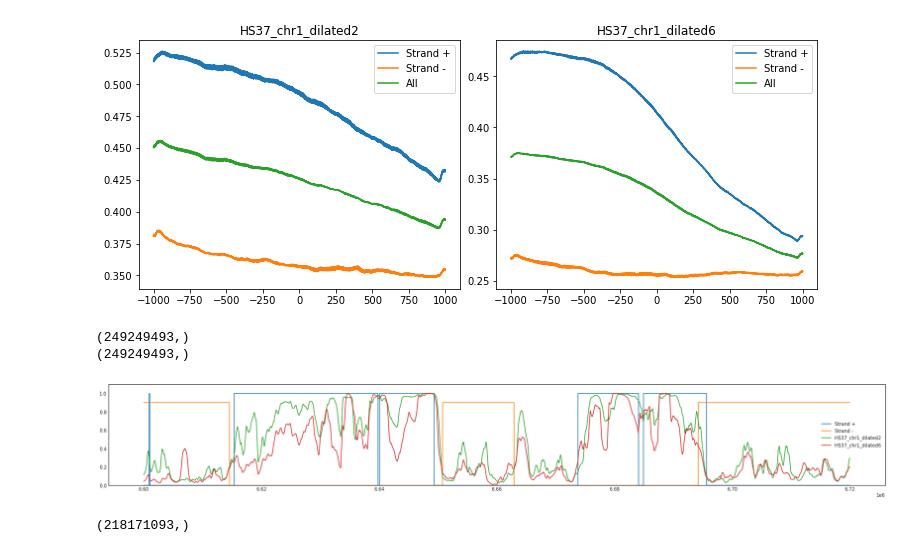
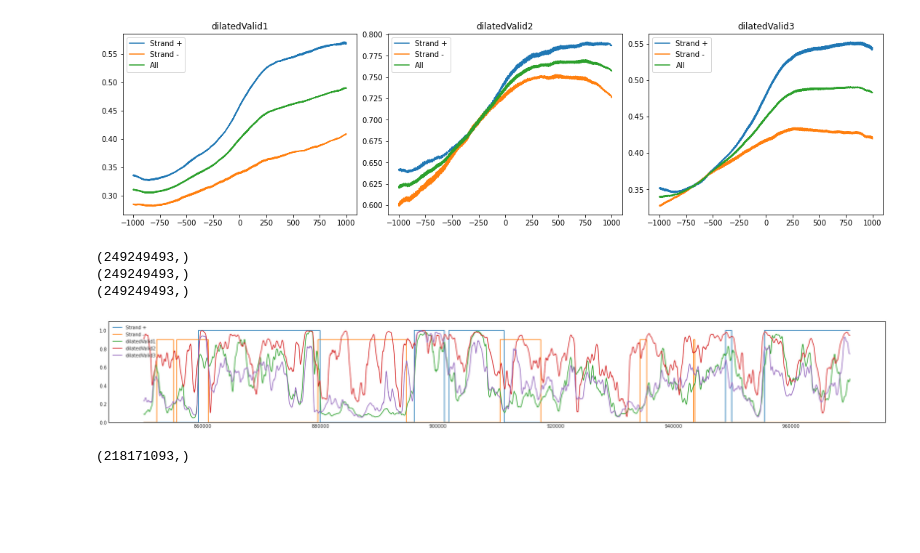
Before and after one commit to Lou-Duron/DeepCNN_annotation-MNHN, a Jupyter notebook: Prediction_analysis.ipynb, the cells around one changed output. Drawn from its saved outputs; the diff is of its cells as text; code cells hidden in the pictures; blank space fills up the shorter version.

```diff
--- a/Prediction_analysis.ipynb
+++ b/Prediction_analysis.ipynb
@@ -8,4 +8,5 @@ import numpy as np
 RNA = ['multi3_RNA_stop+_pred.npy','multi3_RNA_stop-_pred.npy']
 exon = ['multi3_exon_start_pred.npy','multi3_exon_start_w50_pred.npy','multi3_exon_start_w50_reverse_pred.npy']
 full = ['HS37_chr1_dilated2.npy', 'HS37_chr1_dilated6.npy']
+dilated = ['dilatedValid1.npy','dilatedValid2.npy','dilatedValid3.npy']
 # %%
@@ -16,5 +14,5 @@ prediction_quality(full, 'HS37', 1, 'GENE', mode='strand+')
 # %%
-prediction_density(full, 'HS37', 1, 'GENE', 2000, annot_end=True)
+prediction_density(dilated, 'HS37', 1, 'GENE', 2000, annot_end=False)
 # %% [output]
-[figure, old version]
+[figure, new version]
 # %%
@@ -29,11 +27,12 @@ plot = Chromosome_prediction(files_list = full,
 # %%
 plot.update_conv(300)
 # %%
-plot.update_plots(plot_start=6600000, plot_range=120000)
+plot.update_plots(plot_start=850000, plot_range=120000)
 # %% [output]
 (249249493,)
 (249249493,)
+(249249493,)
-[figure, old version]
+[figure, new version]
 # %%
 plot.update_plots(plot_start=218100000, plot_range=100000)
 # %% [output]
```
Also changed, not shown: parts of 3 cells of this notebook, 2 other files.
